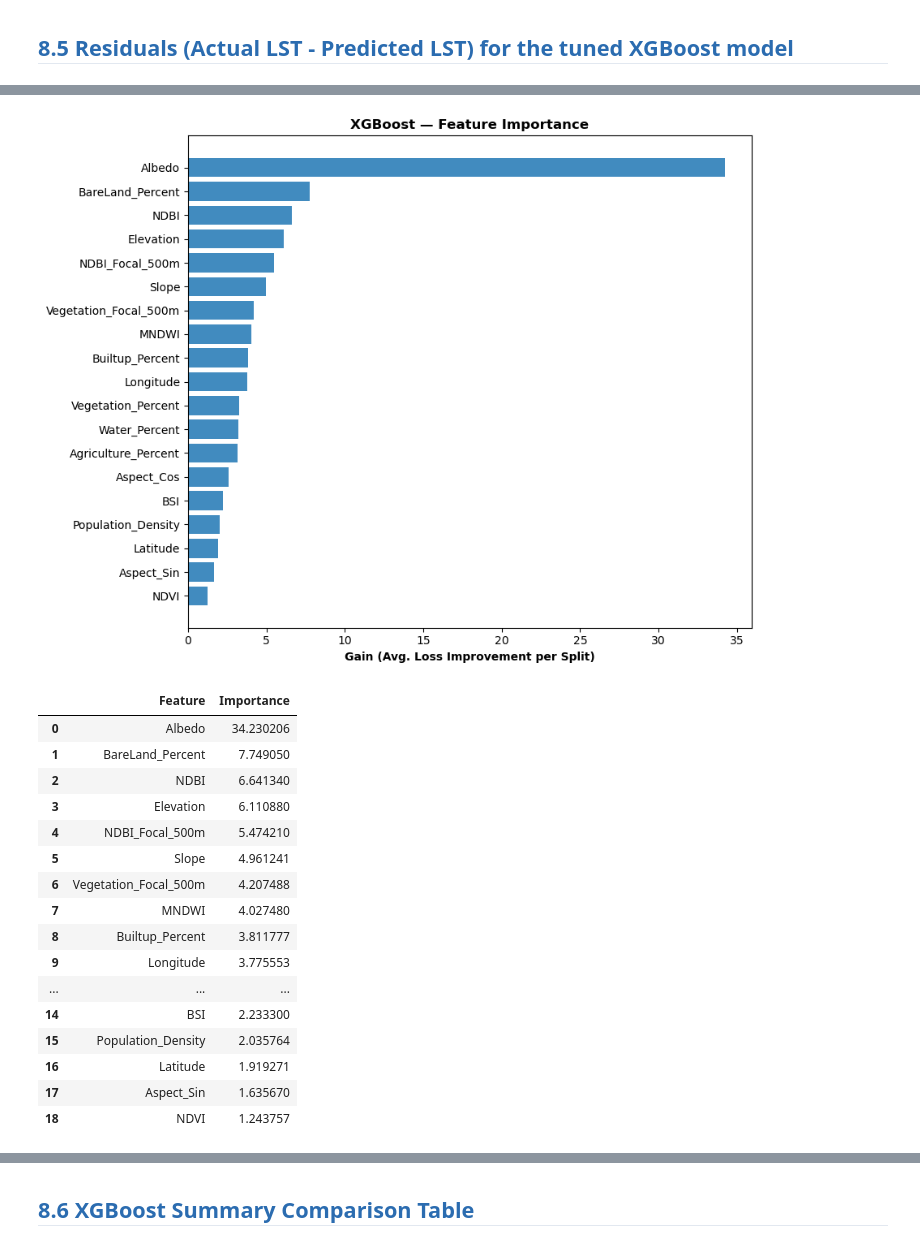
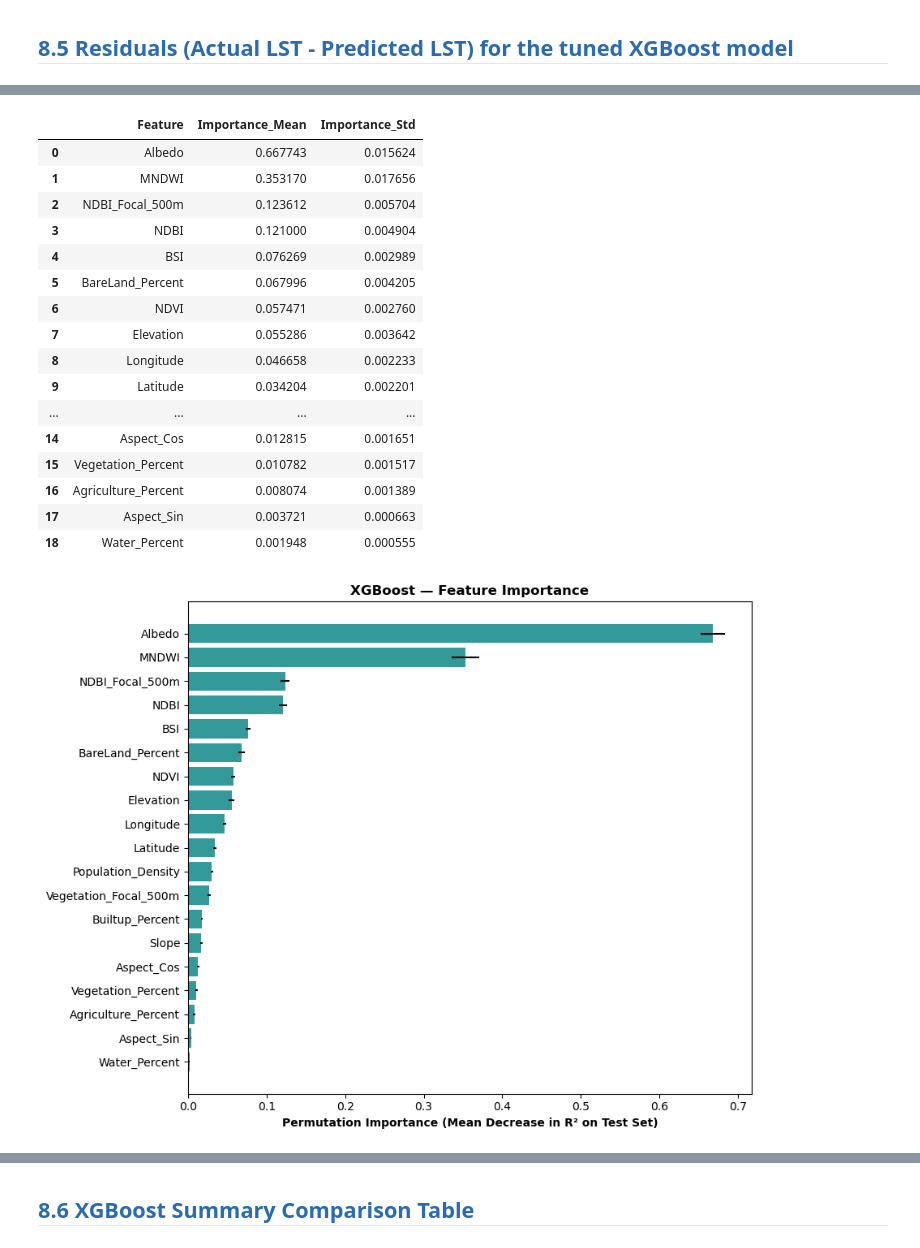
Before and after one commit to rijan-gh/LST-Prediction-Kathmandu-Hetauda, a Jupyter notebook: LST_Hetauda.ipynb, the cells around one changed output, grey strips where cells are left out. Cells and saved outputs as stored; diff of their text form; code cells hidden in the pictures.

```diff
--- a/LST_Hetauda.ipynb
+++ b/LST_Hetauda.ipynb
@@ -534,7 +534,7 @@ Grid cells shared between train and test: 0 (should be 0)
 # 1. Define explicit GroupKFold splitter
 gkf = GroupKFold(n_splits=5)
 
-baseline_rf = RandomForestRegressor(n_estimators=700, random_state=RANDOM_STATE, n_jobs=-1)
+baseline_rf = RandomForestRegressor(n_estimators=900, random_state=RANDOM_STATE, n_jobs=-1)
 
 # 2. Pass groups=groups_train and cv=gkf to prevent spatial leakage across folds
 cv_scores = cross_val_score(
@@ -956,37 +954,47 @@ plt.show()
 # %%
-# Gain-based importance measures loss reduction per feature split
-gain_scores = final_xgb.get_booster().get_score(importance_type='gain')
+# Compute Permutation Importance on the Test Set for XGBoost
+xgb_perm_result = permutation_importance(
+    final_xgb,
+    X_test,
+    y_test,
+    n_repeats=15,
+    random_state=RANDOM_STATE,
+    scoring='r2',
+    n_jobs=-1
+)
 
-xgb_importance_df = pd.DataFrame({
-    'Feature': list(gain_scores.keys()),
-    'Importance': list(gain_scores.values())
-}).sort_values('Importance', ascending=False).reset_index(drop=True)
+# Organize into a DataFrame
+xgb_perm_df = pd.DataFrame({
+    'Feature': X_test.columns,
+    'Importance_Mean': xgb_perm_result.importances_mean,
+    'Importance_Std': xgb_perm_result.importances_std
+}).sort_values(by='Importance_Mean', ascending=False).reset_index(drop=True)
+
+display(xgb_perm_df)
 
 plt.figure(figsize=(9, 7))
-plt.barh(xgb_importance_df['Feature'][::-1], xgb_importance_df['Importance'][::-1],
-         color='#1f77b4', alpha=0.85)
-plt.xlabel("Gain (Avg. Loss Improvement per Split)", fontweight='bold')
+plt.barh(xgb_perm_df['Feature'][::-1], xgb_perm_df['Importance_Mean'][::-1],
+         xerr=xgb_perm_df['Importance_Std'][::-1], color='teal', alpha=0.8)
+plt.xlabel("Permutation Importance (Mean Decrease in R² on Test Set)", fontweight='bold')
 plt.title("XGBoost — Feature Importance", fontweight='bold')
 plt.tight_layout()
 plt.show()
-
-xgb_importance_df
 # %% [output]
+|  | Feature | Importance_Mean | Importance_Std |
+| 0 | Albedo | 0.667743 | 0.015624 |
+| 1 | MNDWI | 0.353170 | 0.017656 |
+| 2 | NDBI_Focal_500m | 0.123612 | 0.005704 |
+| 3 | NDBI | 0.121000 | 0.004904 |
+| 4 | BSI | 0.076269 | 0.002989 |
+| 5 | BareLand_Percent | 0.067996 | 0.004205 |
+| 6 | NDVI | 0.057471 | 0.002760 |
+| 7 | Elevation | 0.055286 | 0.003642 |
+| 8 | Longitude | 0.046658 | 0.002233 |
+| 9 | Latitude | 0.034204 | 0.002201 |
+| ... | ... | ... | ... |
+| 14 | Aspect_Cos | 0.012815 | 0.001651 |
+| 15 | Vegetation_Percent | 0.010782 | 0.001517 |
+| 16 | Agriculture_Percent | 0.008074 | 0.001389 |
+| 17 | Aspect_Sin | 0.003721 | 0.000663 |
+| 18 | Water_Percent | 0.001948 | 0.000555 |
-[figure, old version]
+[figure, new version]
-|  | Feature | Importance |
-| 0 | Albedo | 34.230206 |
-| 1 | BareLand_Percent | 7.749050 |
-| 2 | NDBI | 6.641340 |
-| 3 | Elevation | 6.110880 |
-| 4 | NDBI_Focal_500m | 5.474210 |
-| 5 | Slope | 4.961241 |
-| 6 | Vegetation_Focal_500m | 4.207488 |
-| 7 | MNDWI | 4.027480 |
-| 8 | Builtup_Percent | 3.811777 |
-| 9 | Longitude | 3.775553 |
-| ... | ... | ... |
-| 14 | BSI | 2.233300 |
-| 15 | Population_Density | 2.035764 |
-| 16 | Latitude | 1.919271 |
-| 17 | Aspect_Sin | 1.635670 |
-| 18 | NDVI | 1.243757 |
```
Also changed, not shown: parts of 13 cells of this notebook, 3 other files.
